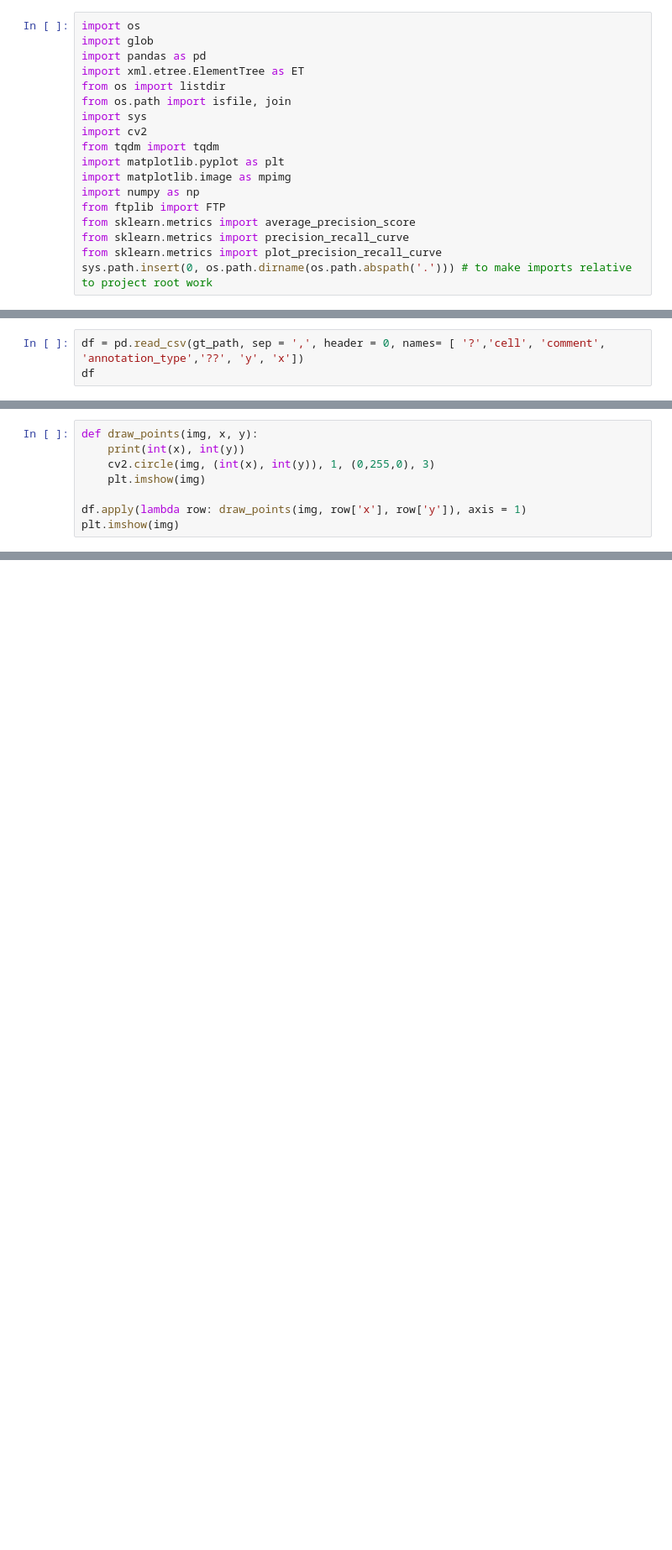
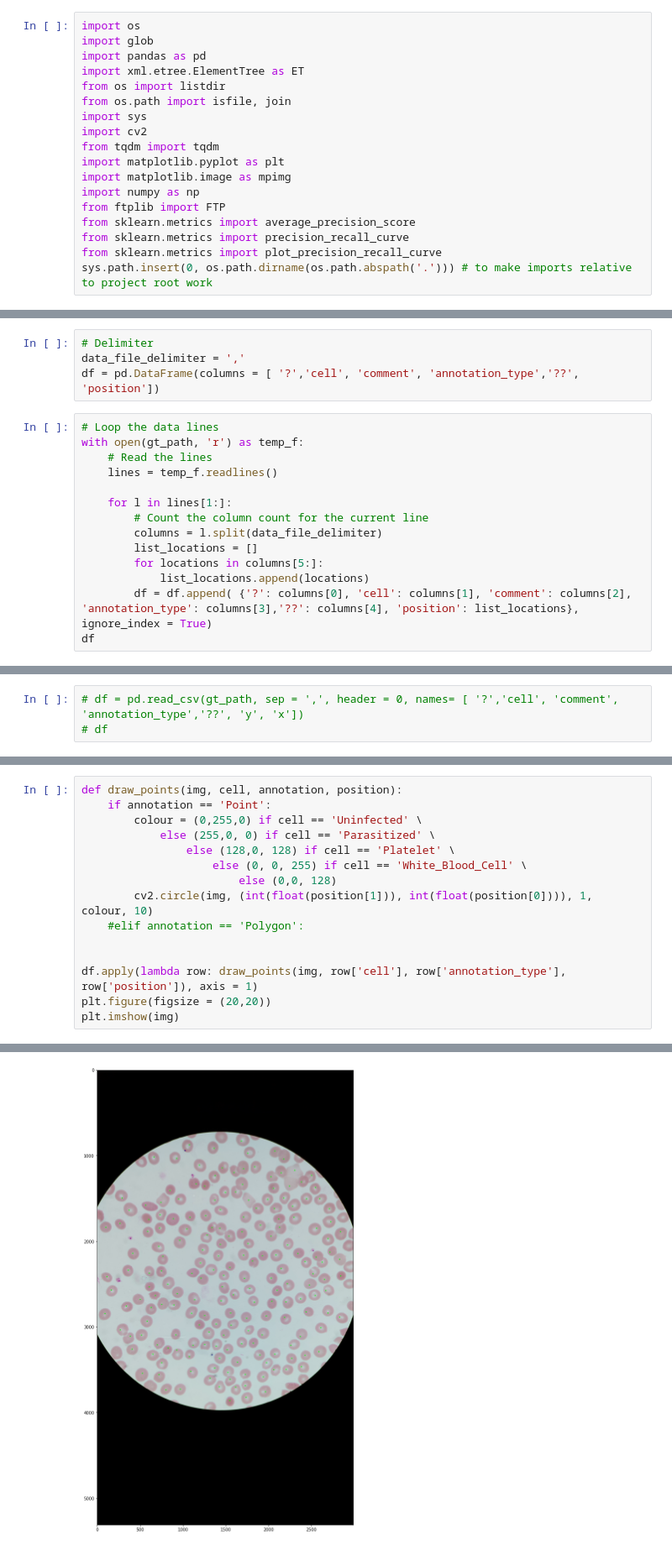
Before and after one commit to danielbarco/malatec, a Jupyter notebook: Notebooks/NIH_labels.ipynb, the cells around one changed output, grey strips where cells are left out. Shown at 84% size. Saved outputs shown, nothing was run; the diff lists cells and outputs as text; blank space fills up the shorter version.

```diff
--- a/Notebooks/NIH_labels.ipynb
+++ b/Notebooks/NIH_labels.ipynb
@@ -39,0 +50,18 @@ plt.imshow(img)
+# %%
+# Delimiter
+data_file_delimiter = ','
+df = pd.DataFrame(columns = [ '?','cell', 'comment', 'annotation_type','??', 'position'])
+# %%
+# Loop the data lines
+with open(gt_path, 'r') as temp_f:
+    # Read the lines
+    lines = temp_f.readlines()
+
+    for l in lines[1:]:
+        # Count the column count for the current line
+        columns = l.split(data_file_delimiter)
+        list_locations = []
+        for locations in columns[5:]:
+            list_locations.append(locations)
+        df = df.append( {'?': columns[0], 'cell': columns[1], 'comment': columns[2], 'annotation_type': columns[3],'??': columns[4], 'position': list_locations}, ignore_index = True)
+df
@@ -40,3 +82,3 @@ plt.imshow(img)
 # %%
-df = pd.read_csv(gt_path, sep = ',', header = 0, names= [ '?','cell', 'comment', 'annotation_type','??', 'y', 'x'])
-df
+# df = pd.read_csv(gt_path, sep = ',', header = 0, names= [ '?','cell', 'comment', 'annotation_type','??', 'y', 'x'])
+# df
@@ -57,8 +84,0 @@ df
-# %%
-def draw_points(img, x, y):
-    print(int(x), int(y))
-    cv2.circle(img, (int(x), int(y)), 1, (0,255,0), 3)
-    plt.imshow(img)
-
-df.apply(lambda row: draw_points(img, row['x'], row['y']), axis = 1)
-plt.imshow(img)
@@ -91,0 +85,16 @@ for box in dict_gt[filename]:
+# %%
+def draw_points(img, cell, annotation, position):
+    if annotation == 'Point':
+        colour = (0,255,0) if cell == 'Uninfected' \
+            else (255,0, 0) if cell == 'Parasitized' \
+                else (128,0, 128) if cell == 'Platelet' \
+                    else (0, 0, 255) if cell == 'White_Blood_Cell' \
+                        else (0,0, 128)
+        cv2.circle(img, (int(float(position[1])), int(float(position[0]))), 1, colour, 10)
+    #elif annotation == 'Polygon':
+
+
+df.apply(lambda row: draw_points(img, row['cell'], row['annotation_type'], row['position']), axis = 1)
+plt.figure(figsize = (20,20))
+plt.imshow(img)
+# %% [output]
@@ -91,0 +102 @@ for box in dict_gt[filename]:
+[figure, added]
```
Also changed, not shown: parts of 8 cells of this notebook.
